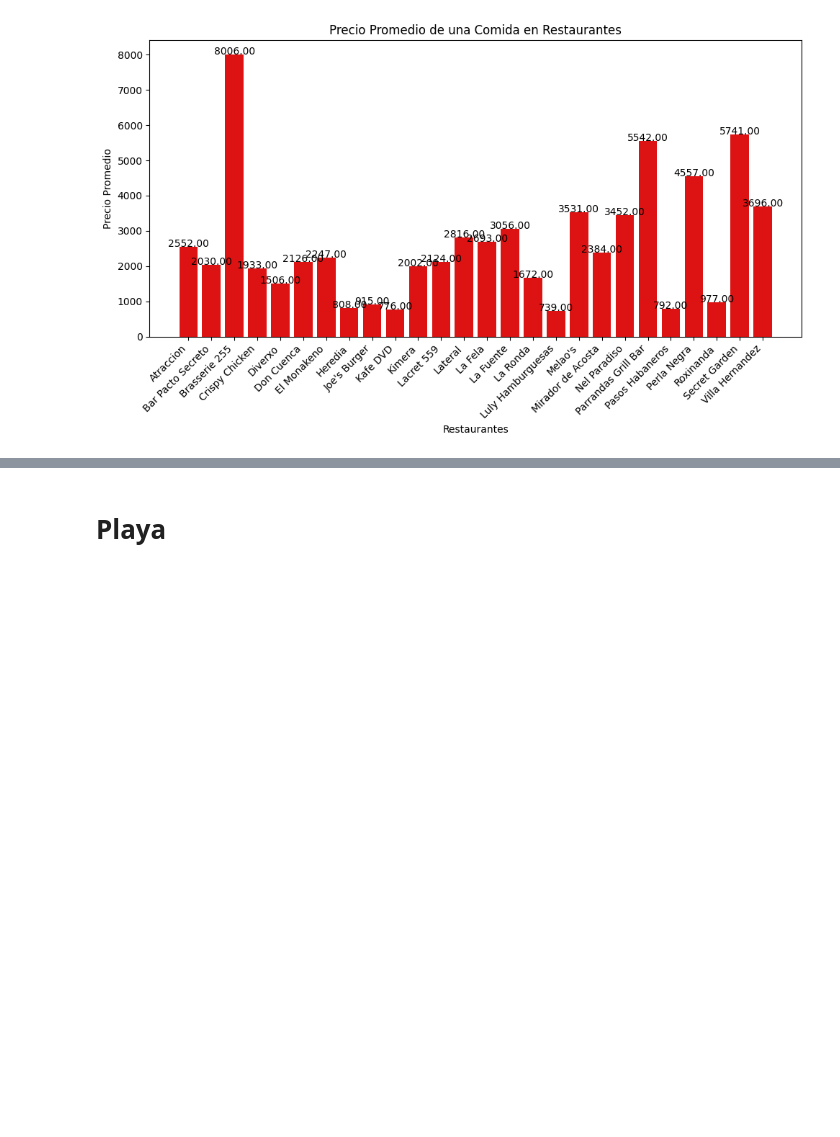
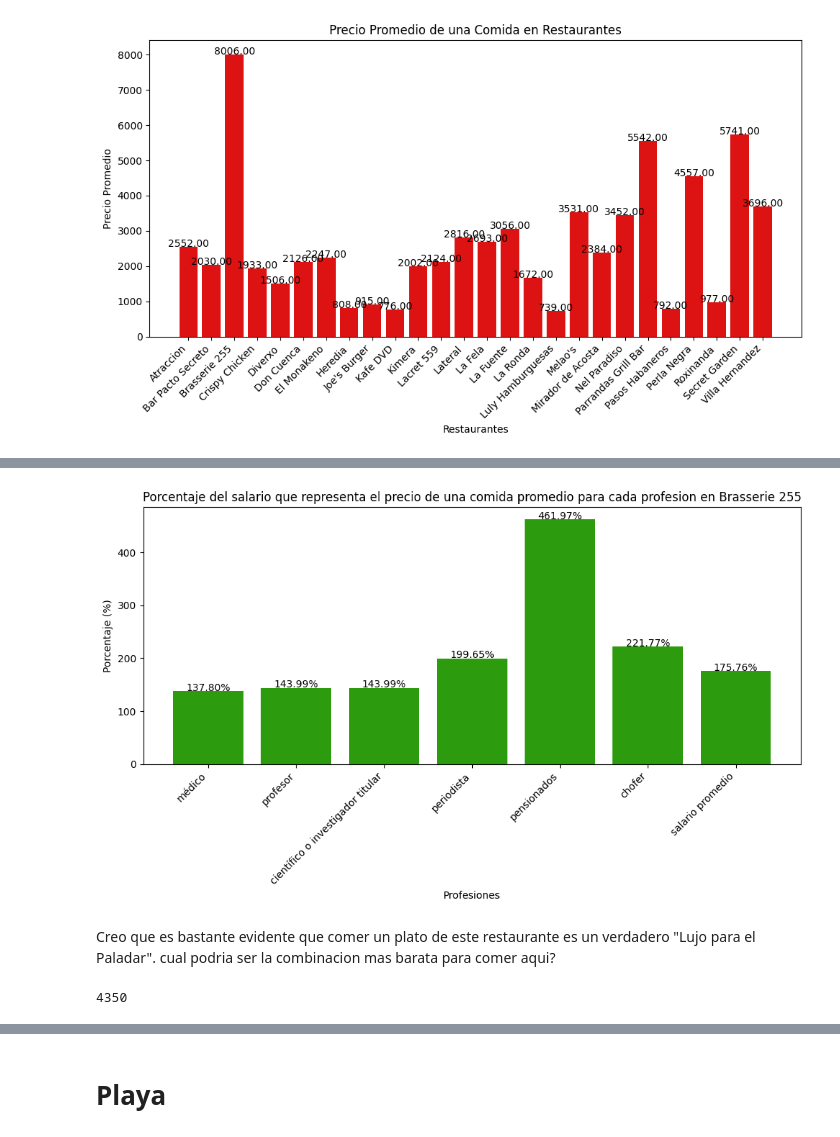
Before and after one commit to angie-rosquet/PROYECTEO-PRO-ICD, a Jupyter notebook: Un_Lujo_Para_El_Paladar.ipynb, the cells around one changed output, grey strips where cells are left out. Cells and saved outputs as stored; diff of their text form; code cells hidden in the pictures; blank space fills up the shorter version.

```diff
--- a/Un_Lujo_Para_El_Paladar.ipynb
+++ b/Un_Lujo_Para_El_Paladar.ipynb
@@ -310,0 +315,14 @@ bp.plot_prom_prices_for_restaurants(rest, prom)
+# %%
+prom_brasserie = bp.prom_per_restaurante(df, "Brasserie 255")
+bp.plot_salary_percentage(bp.json_salary_cuba, prom_brasserie , "Brasserie 255")
+# %% [output]
+[figure, added]
+# %% [markdown]
+Creo que es bastante evidente que comer un plato de este restaurante es un verdadero "Lujo para el Paladar". cual podria ser la combinacion mas barata para comer aqui?
+# %%
+cheap_main_course = bp.find_cheap_price_restaurant(categories, "Brasserie 255", "main_course")
+cheap_drinks = bp.find_cheap_price_restaurant(categories, "Brasserie 255", "drinks")
+cheap_meal = cheap_main_course['price'] + cheap_drinks['price']
+cheap_meal
+# %% [output]
+4350
```
Also changed, not shown: parts of 29 cells of this notebook, 5 other files.
